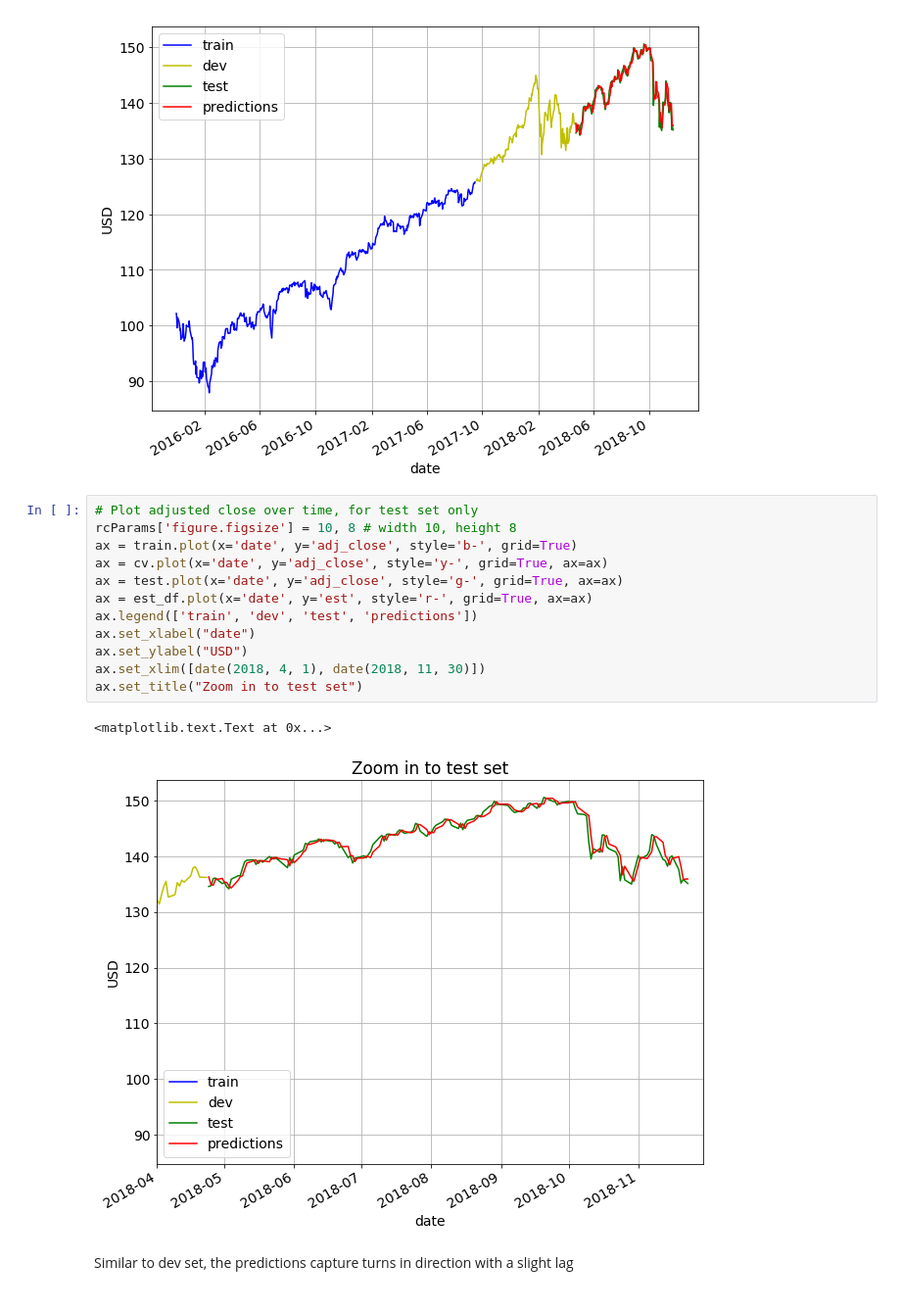
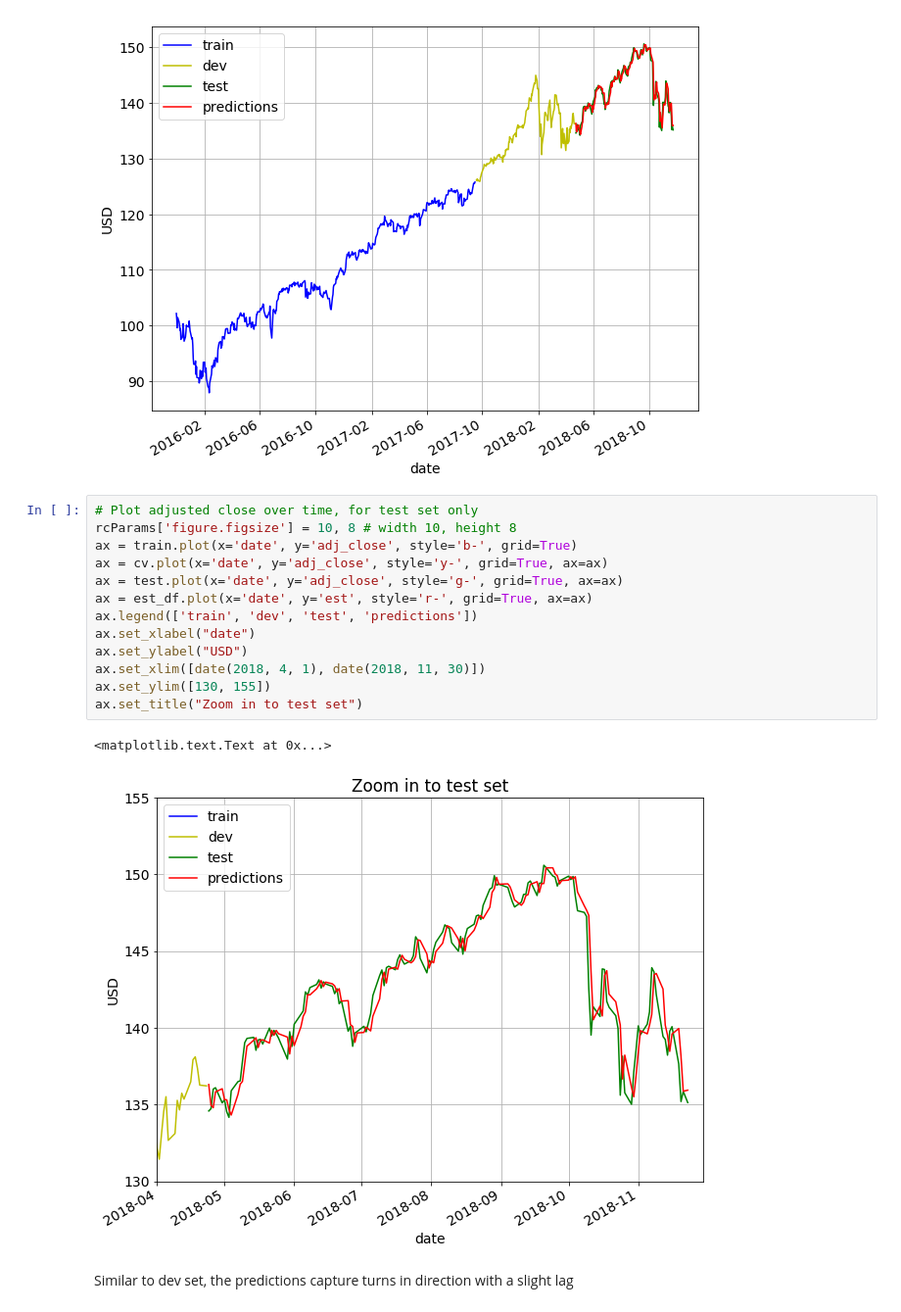
Before and after one commit to NGYB/Stocks, a Jupyter notebook: StockPricePrediction/StockPricePrediction_v1c_xgboost.ipynb, the cells around one changed output. Shown at 98% size. Saved outputs shown, nothing was run; the diff lists cells and outputs as text.

```diff
--- a/StockPricePrediction/StockPricePrediction_v1c_xgboost.ipynb
+++ b/StockPricePrediction/StockPricePrediction_v1c_xgboost.ipynb
@@ -1200,18 +1200,19 @@ ax.set_ylabel("USD")
 # %%
 # Plot adjusted close over time, for test set only
 rcParams['figure.figsize'] = 10, 8 # width 10, height 8
 ax = train.plot(x='date', y='adj_close', style='b-', grid=True)
 ax = cv.plot(x='date', y='adj_close', style='y-', grid=True, ax=ax)
 ax = test.plot(x='date', y='adj_close', style='g-', grid=True, ax=ax)
 ax = est_df.plot(x='date', y='est', style='r-', grid=True, ax=ax)
 ax.legend(['train', 'dev', 'test', 'predictions'])
 ax.set_xlabel("date")
 ax.set_ylabel("USD")
 ax.set_xlim([date(2018, 4, 1), date(2018, 11, 30)])
+ax.set_ylim([130, 155])
 ax.set_title("Zoom in to test set")
 # %% [output]
 <matplotlib.text.Text at 0x...>
-[figure, old version]
+[figure, new version]
 # %% [markdown]
 Similar to dev set, the predictions capture turns in direction with a slight lag
 # %% [markdown]
```
Also changed, not shown: 4 other files.
